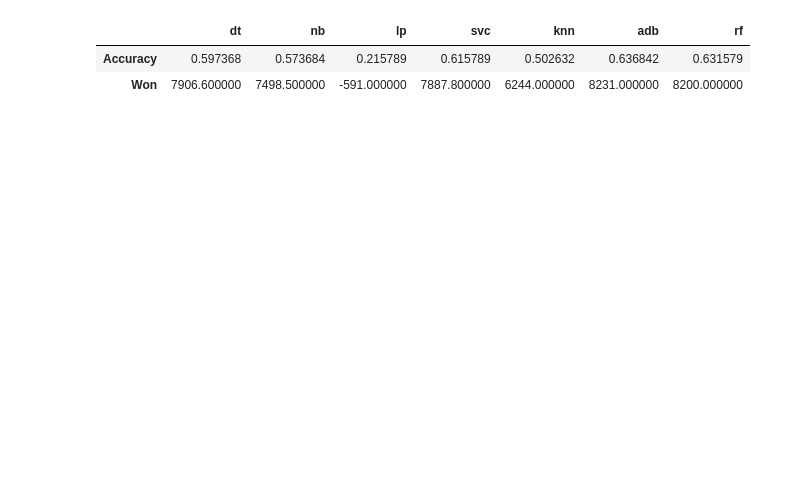
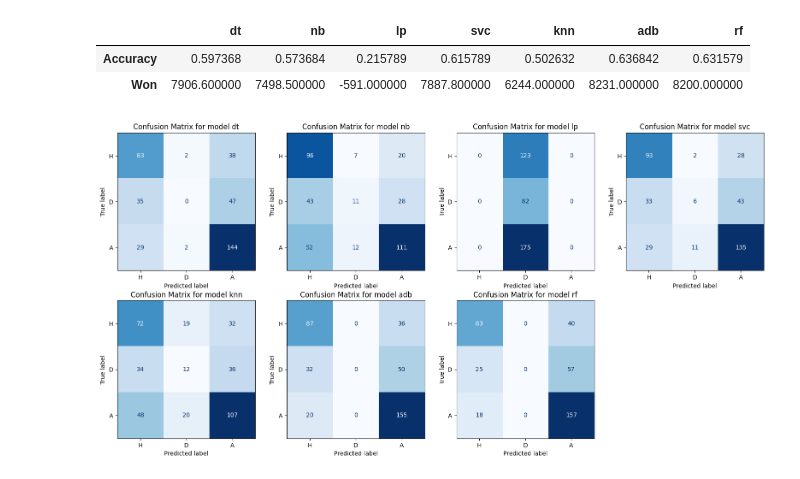
Before and after one commit to AndreasMarken/A3I-Unibo-Project, a Jupyter notebook: notebook/6. Classifiers.ipynb, the cells around one changed output. Cells and saved outputs as stored; diff of their text form; code cells hidden in the pictures; blank space fills up the shorter version.

```diff
--- a/notebook/6. Classifiers.ipynb
+++ b/notebook/6. Classifiers.ipynb
@@ -140,6 +155,8 @@ for model_lbl in tqdm(model_lbls):
     }
 # %%
 result = {}
+
+confusion_matrixes = {}
 
 for model_lbl in model_lbls:
     model = best_classifiers[model_lbl]
@@ -153,9 +170,15 @@ for model_lbl in model_lbls:
     data_aggregator.save_metrics(f"{model_lbl}-classifier", accuracy, won)
 
     result[model_lbl] = [accuracy, won]
+
+    confusion_matrixes[model_lbl] = confusion_matrix(y_test, y_pred)
 # %%
 pd.DataFrame(result, index=["Accuracy", "Won"])
 # %% [output]
 |  | dt | nb | lp | svc | knn | adb | rf |
 | Accuracy | 0.597368 | 0.573684 | 0.215789 | 0.615789 | 0.502632 | 0.636842 | 0.631579 |
 | Won | 7906.600000 | 7498.500000 | -591.000000 | 7887.800000 | 6244.000000 | 8231.000000 | 8200.000000 |
+# %%
+plot_confusion_matrixes(confusion_matrixes, classes=["H", "D", "A"])
+# %% [output]
+[figure, added]
```
Also changed, not shown: parts of 2 cells of this notebook, 4 other files.
